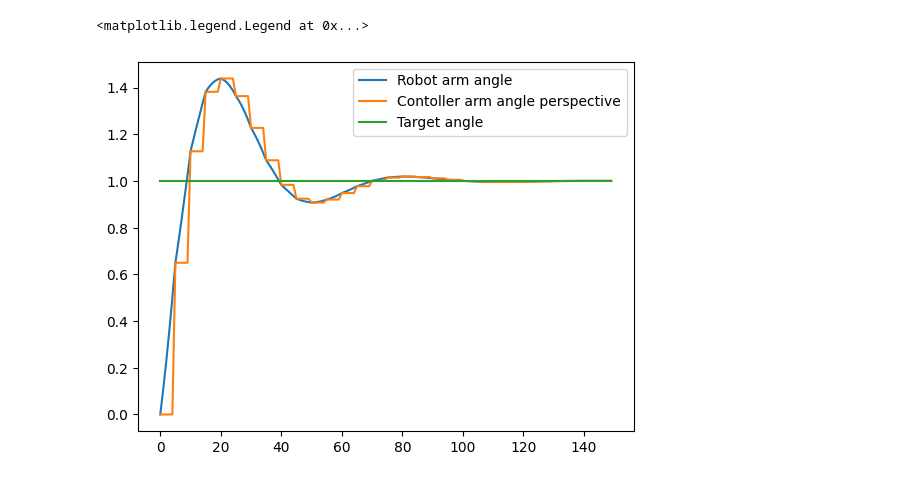
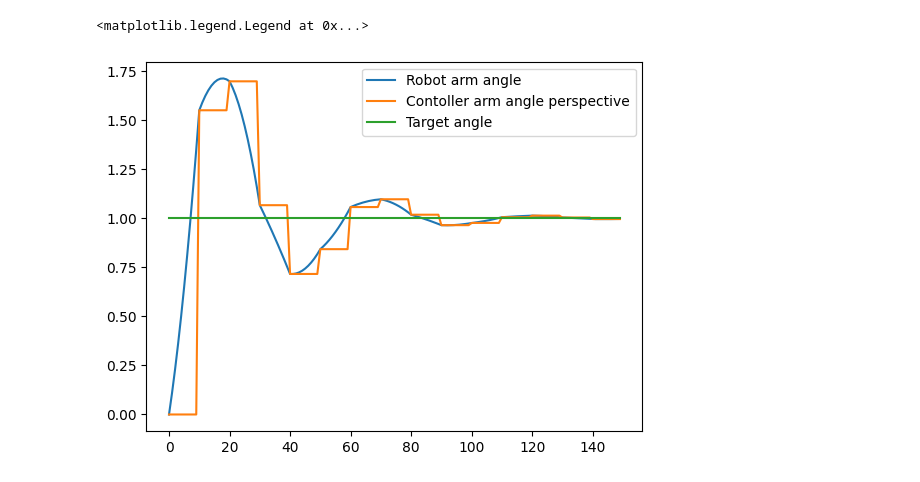
Before and after one commit to bundgaard1/POM_grp6, a Jupyter notebook: Robot_arm/senarios/vizualiser.ipynb, the cells around one changed output. Saved outputs shown, nothing was run; the diff lists cells and outputs as text; code cells hidden in the pictures.

```diff
--- a/Robot_arm/senarios/vizualiser.ipynb
+++ b/Robot_arm/senarios/vizualiser.ipynb
@@ -9,11 +9,13 @@ env_q = 3
 env_q_vel = 4
 motor_tourqe = 5
 # %%
-input = np.loadtxt("a.txt",dtype='f', delimiter=' ')
+datafile = "5.txt"
+
+input = np.loadtxt(datafile,dtype='f', delimiter=' ')
 plt.plot(input[:,env_q], label="Robot arm angle")
 plt.plot(input[:,ctl_q], label="Contoller arm angle perspective")
 plt.plot(input[:,ctl_q_target], label ="Target angle")
 plt.legend()
 # %% [output]
 <matplotlib.legend.Legend at 0x...>
-[figure, old version]
+[figure, new version]
```
Also changed, not shown: 6 other files.
